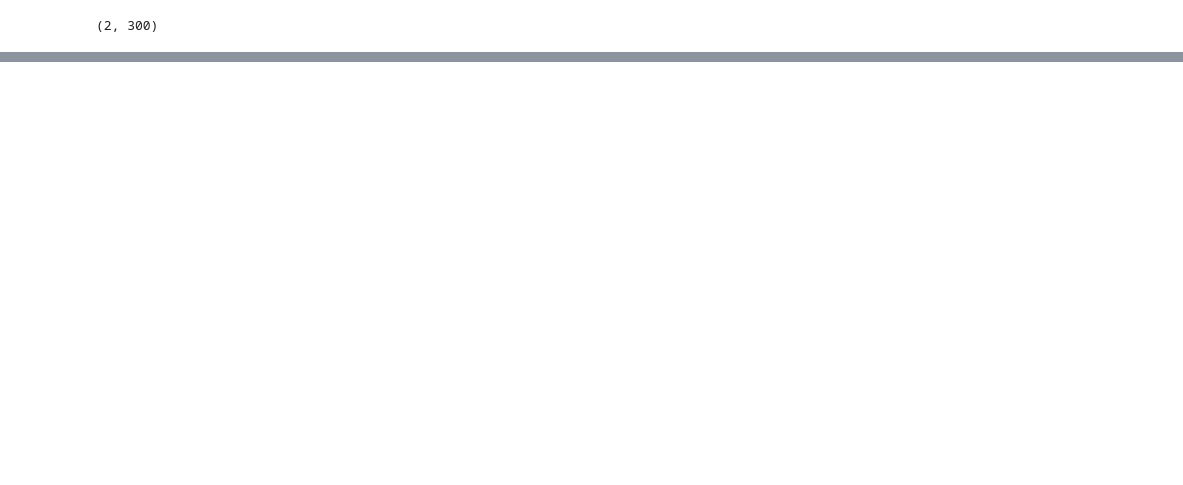
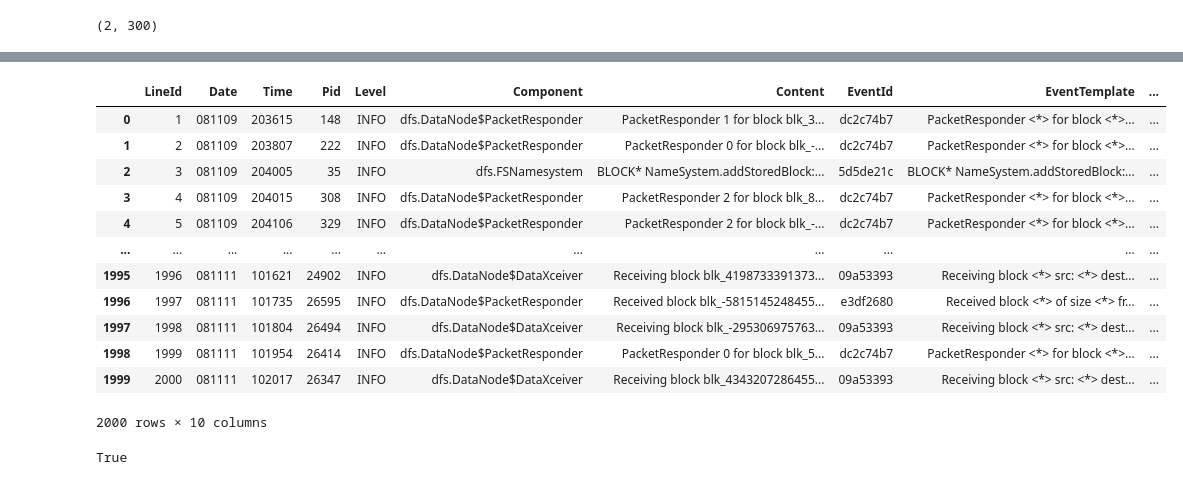
Before and after one commit to autumn0409/Log-based-Anomaly-Detection-System, a Jupyter notebook: tfidf.ipynb, the cells around one changed output, grey strips where cells are left out. Saved outputs shown, nothing was run; the diff lists cells and outputs as text; code cells hidden in the pictures; blank space fills up the shorter version.

Commit message:
add csv with vectors

```diff
--- a/tfidf.ipynb
+++ b/tfidf.ipynb
@@ -167,0 +246,22 @@ array([[ 8.18546631e-02,  7.17818979e-02, -6.55269739e-02,
+# %%
+df_structured = pd.read_csv('HDFS_2k.log_structured.csv', dtype=str) # prevents leading zeros of integer fields being removed
+df_structured
+# %% [output]
+|  | LineId | Date | Time | Pid | Level | Component | Content | EventId | EventTemplate | ... |
+| 0 | 1 | 081109 | 203615 | 148 | INFO | dfs.DataNode$PacketResponder | PacketResponder 1 for block blk_3... | dc2c74b7 | PacketResponder <*> for block <*>... | ... |
+| 1 | 2 | 081109 | 203807 | 222 | INFO | dfs.DataNode$PacketResponder | PacketResponder 0 for block blk_-... | dc2c74b7 | PacketResponder <*> for block <*>... | ... |
+| 2 | 3 | 081109 | 204005 | 35 | INFO | dfs.FSNamesystem | BLOCK* NameSystem.addStoredBlock:... | 5d5de21c | BLOCK* NameSystem.addStoredBlock:... | ... |
+| 3 | 4 | 081109 | 204015 | 308 | INFO | dfs.DataNode$PacketResponder | PacketResponder 2 for block blk_8... | dc2c74b7 | PacketResponder <*> for block <*>... | ... |
+| 4 | 5 | 081109 | 204106 | 329 | INFO | dfs.DataNode$PacketResponder | PacketResponder 2 for block blk_-... | dc2c74b7 | PacketResponder <*> for block <*>... | ... |
+| ... | ... | ... | ... | ... | ... | ... | ... | ... | ... | ... |
+| 1995 | 1996 | 081111 | 101621 | 24902 | INFO | dfs.DataNode$DataXceiver | Receiving block blk_4198733391373... | 09a53393 | Receiving block <*> src: <*> dest... | ... |
+| 1996 | 1997 | 081111 | 101735 | 26595 | INFO | dfs.DataNode$PacketResponder | Received block blk_-5815145248455... | e3df2680 | Received block <*> of size <*> fr... | ... |
+| 1997 | 1998 | 081111 | 101804 | 26494 | INFO | dfs.DataNode$DataXceiver | Receiving block blk_-295306975763... | 09a53393 | Receiving block <*> src: <*> dest... | ... |
+| 1998 | 1999 | 081111 | 101954 | 26414 | INFO | dfs.DataNode$PacketResponder | PacketResponder 0 for block blk_5... | dc2c74b7 | PacketResponder <*> for block <*>... | ... |
+| 1999 | 2000 | 081111 | 102017 | 26347 | INFO | dfs.DataNode$DataXceiver | Receiving block blk_4343207286455... | 09a53393 | Receiving block <*> src: <*> dest... | ... |
+2000 rows × 10 columns
+# %%
+# check whether all EventId matches
+all([event_id in eventid_vector_table for event_id in df_structured['EventId']])
+# %% [output]
+True
```
Also changed, not shown: parts of 18 cells of this notebook, 2 other files.
